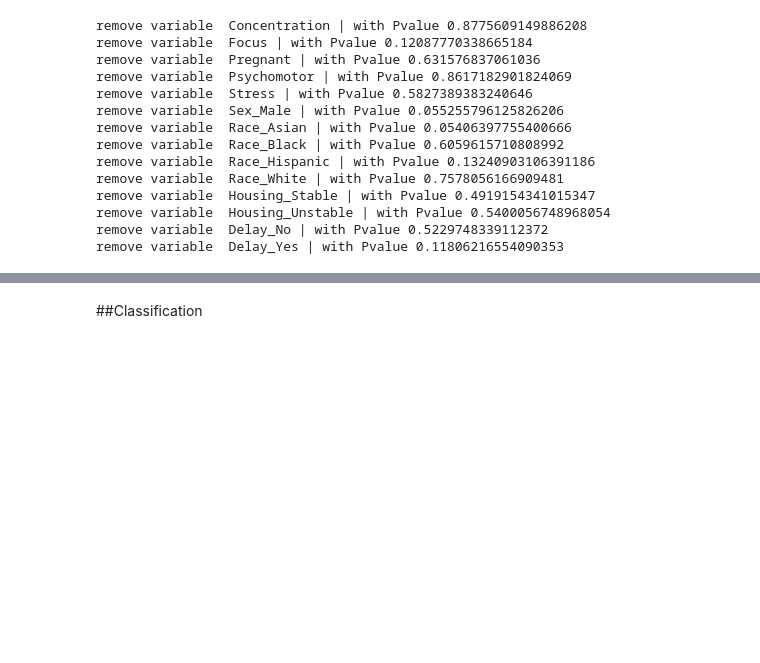
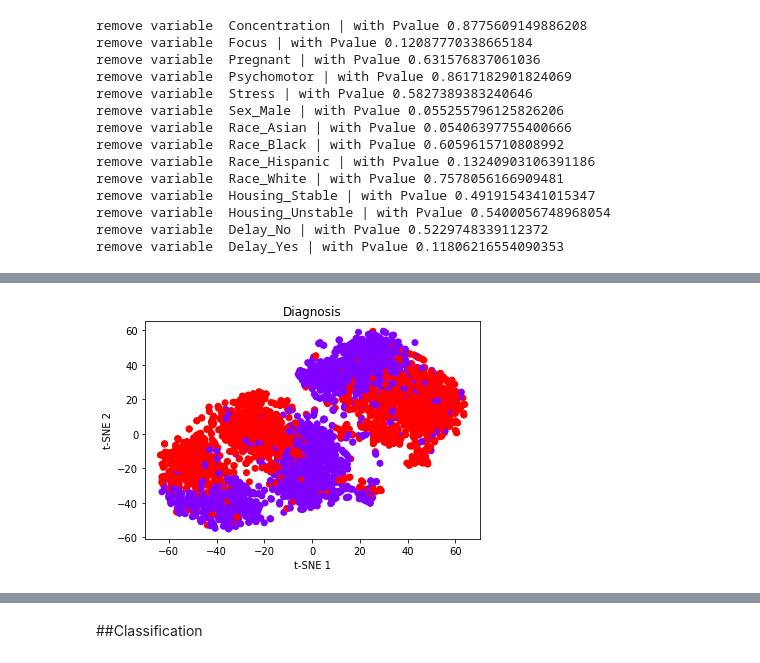
Before and after one commit to ElvesJohn/MachineLearningCW, a Jupyter notebook: MachineLearningColab.ipynb, the cells around one changed output, grey strips where cells are left out. Saved outputs shown, nothing was run; the diff lists cells and outputs as text; code cells hidden in the pictures; blank space fills up the shorter version.

```diff
--- a/MachineLearningColab.ipynb
+++ b/MachineLearningColab.ipynb
@@ -337,0 +385,17 @@ Combine both method, we remove features in removed_feature .
+# %%
+# Perform t-SNE to reduce the number of dimensions to 2
+tsne = TSNE(n_components=2)
+tsne_data = tsne.fit_transform(train_feature_reduced.drop('Diagnosis', axis=1))
+
+# Plot the data points
+plt.scatter(tsne_data[:, 0], tsne_data[:, 1], c=train_feature_reduced['Diagnosis'], cmap='rainbow')
+
+# Add labels and title to the plot
+plt.xlabel('t-SNE 1')
+plt.ylabel('t-SNE 2')
+plt.title('Diagnosis')
+
+# Show the plot
+plt.show()
+# %% [output]
+[figure, added]
```
Also changed, not shown: parts of 37 cells of this notebook.
